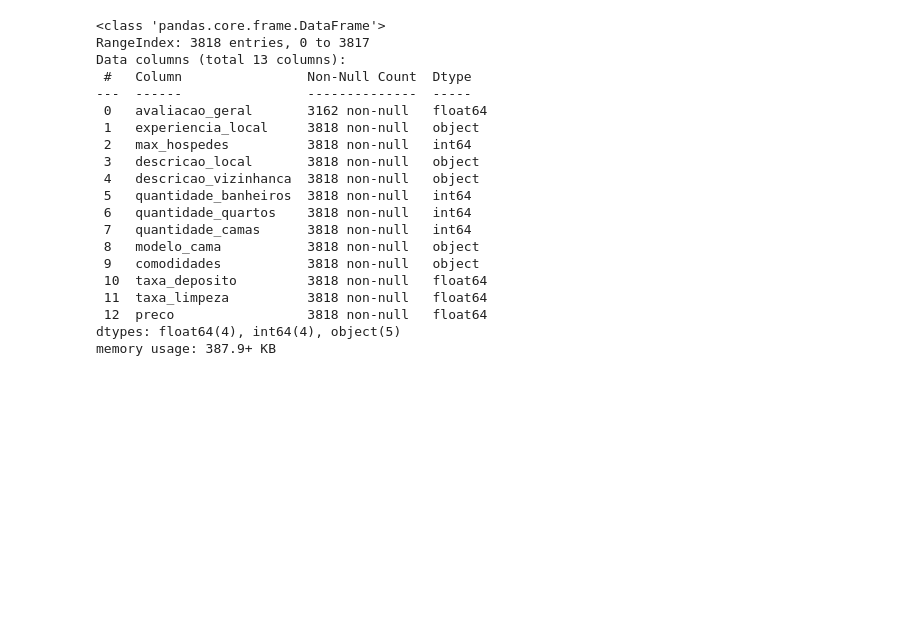
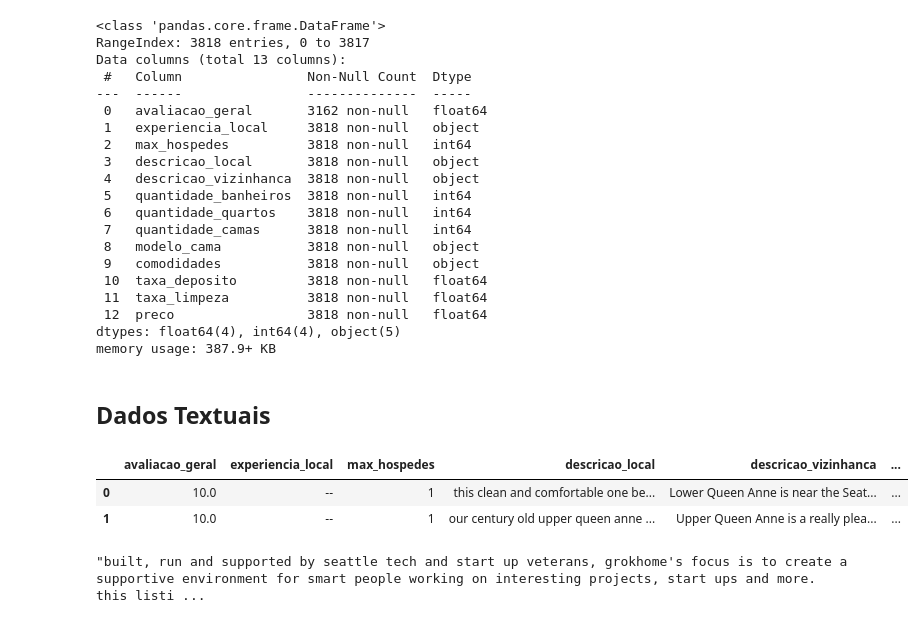
Before and after one commit to Matheus-Pombeiro/transformacao_manipulacao_dados, a Jupyter notebook: transformacao_manipulacao_dados.ipynb, the cells around one changed output. Saved outputs shown, nothing was run; the diff lists cells and outputs as text; code cells hidden in the pictures; blank space fills up the shorter version.

```diff
--- a/transformacao_manipulacao_dados.ipynb
+++ b/transformacao_manipulacao_dados.ipynb
@@ -220,3 +220,16 @@ Data columns (total 13 columns):
  12  preco                 3818 non-null   float64
 dtypes: float64(4), int64(4), object(5)
 memory usage: 387.9+ KB
+# %% [markdown]
+## Dados Textuais
+# %%
+dados['descricao_local'] = dados['descricao_local'].str.lower()
+dados.head(2)
+# %% [output]
+|  | avaliacao_geral | experiencia_local | max_hospedes | descricao_local | descricao_vizinhanca | ... |
+| 0 | 10.0 | -- | 1 | this clean and comfortable one be... | Lower Queen Anne is near the Seat... | ... |
+| 1 | 10.0 | -- | 1 | our century old upper queen anne ... | Upper Queen Anne is a really plea... | ... |
+# %%
+dados['descricao_local'][3169]
+# %% [output]
+"built, run and supported by seattle tech and start up veterans, grokhome's focus is to create a supportive environment for smart people working on interesting projects, start ups and more. this listi ...
```
Also changed, not shown: parts of 10 cells of this notebook.
